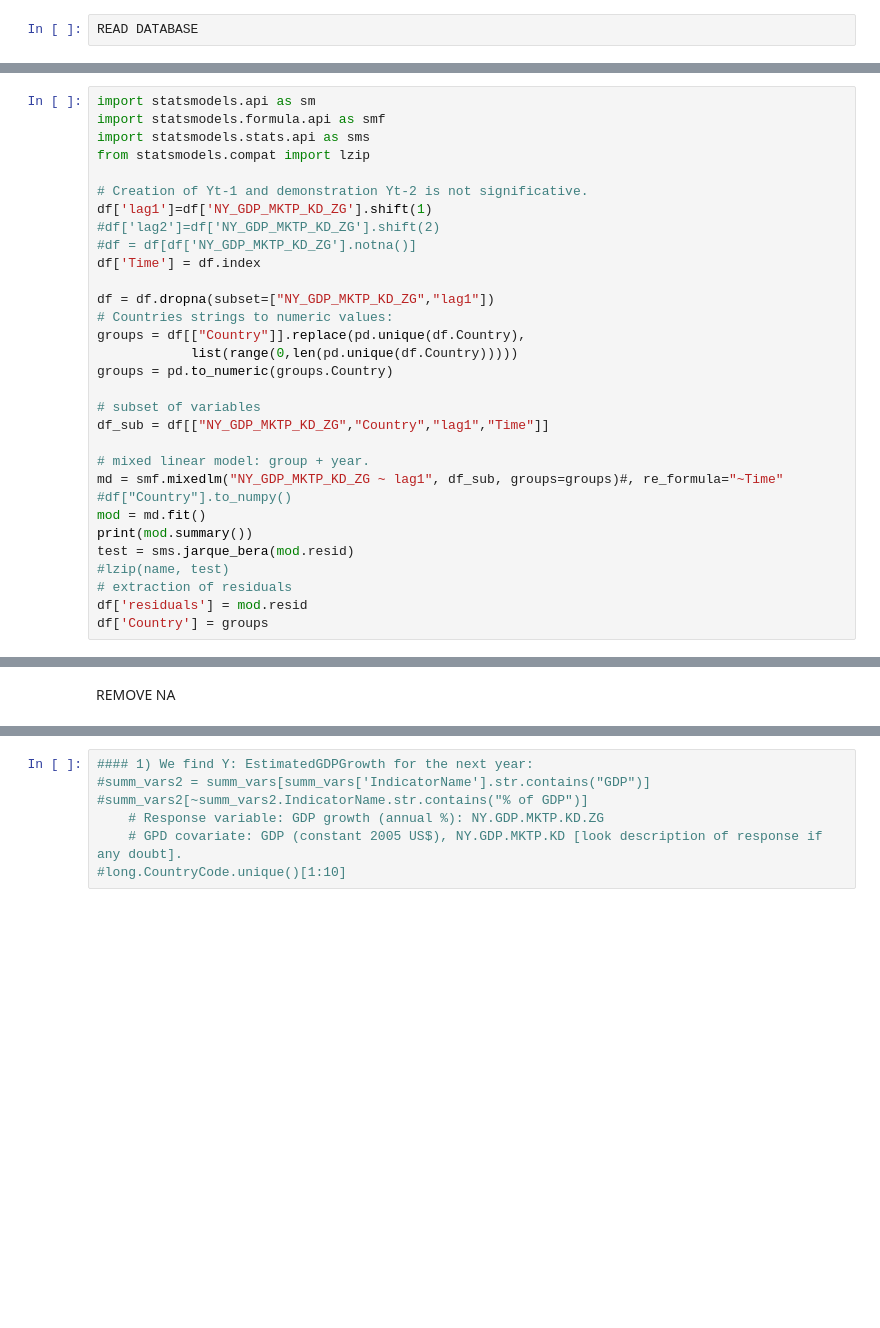
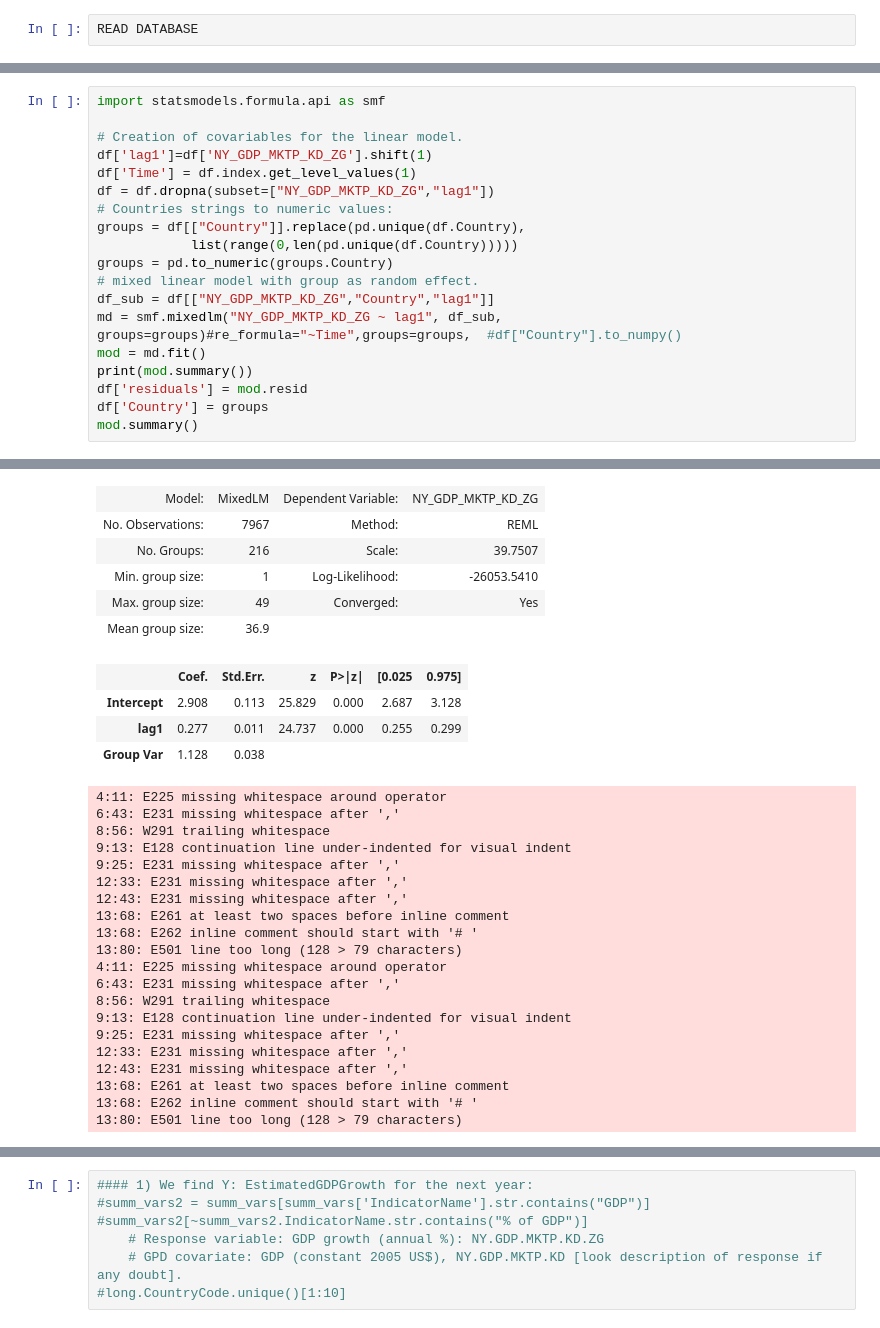
Before and after one commit to brantrigo/GDP-Growth, a Jupyter notebook: analysis/dbCreation_FeatureAnalysis.ipynb, the cells around one changed output, grey strips where cells are left out. Cells and saved outputs as stored; diff of their text form; blank space fills up the shorter version.

```diff
--- a/analysis/dbCreation_FeatureAnalysis.ipynb
+++ b/analysis/dbCreation_FeatureAnalysis.ipynb
@@ -101,31 +93,20 @@ LINEAR MIXED MODEL
 # %%
-import statsmodels.api as sm
 import statsmodels.formula.api as smf
-import statsmodels.stats.api as sms
-from statsmodels.compat import lzip
 
-# Creation of Yt-1 and demonstration Yt-2 is not significative.
+# Creation of covariables for the linear model.
 df['lag1']=df['NY_GDP_MKTP_KD_ZG'].shift(1)
-#df['lag2']=df['NY_GDP_MKTP_KD_ZG'].shift(2)
-#df = df[df['NY_GDP_MKTP_KD_ZG'].notna()]
-df['Time'] = df.index
-
+df['Time'] = df.index.get_level_values(1)
 df = df.dropna(subset=["NY_GDP_MKTP_KD_ZG","lag1"])
 # Countries strings to numeric values:
 groups = df[["Country"]].replace(pd.unique(df.Country),
             list(range(0,len(pd.unique(df.Country)))))
 groups = pd.to_numeric(groups.Country)
-
-# subset of variables
-df_sub = df[["NY_GDP_MKTP_KD_ZG","Country","lag1","Time"]]
-
-# mixed linear model: group + year.
-md = smf.mixedlm("NY_GDP_MKTP_KD_ZG ~ lag1", df_sub, groups=groups)#, re_formula="~Time" #df["Country"].to_numpy()
+# mixed linear model with group as random effect.
+df_sub = df[["NY_GDP_MKTP_KD_ZG","Country","lag1"]]
+md = smf.mixedlm("NY_GDP_MKTP_KD_ZG ~ lag1", df_sub, groups=groups)#re_formula="~Time",groups=groups,  #df["Country"].to_numpy()
 mod = md.fit()
 print(mod.summary())
-test = sms.jarque_bera(mod.resid)
-#lzip(name, test)
-# extraction of residuals
 df['residuals'] = mod.resid
 df['Country'] = groups
+mod.summary()
 # %% [output]
@@ -147,2 +123,30 @@ Group Var     1.103      0.036
+| Model: | MixedLM | Dependent Variable: | NY_GDP_MKTP_KD_ZG |
+| No. Observations: | 7967 | Method: | REML |
+| No. Groups: | 216 | Scale: | 39.7507 |
+| Min. group size: | 1 | Log-Likelihood: | -26053.5410 |
+| Max. group size: | 49 | Converged: | Yes |
+| Mean group size: | 36.9 |  |  |
+|  | Coef. | Std.Err. | z | P>|z| | [0.025 | 0.975] |
+| Intercept | 2.908 | 0.113 | 25.829 | 0.000 | 2.687 | 3.128 |
+| lag1 | 0.277 | 0.011 | 24.737 | 0.000 | 0.255 | 0.299 |
+| Group Var | 1.128 | 0.038 |  |  |  |  |
+4:11: E225 missing whitespace around operator
+6:43: E231 missing whitespace after ','
+8:56: W291 trailing whitespace
+9:13: E128 continuation line under-indented for visual indent
+9:25: E231 missing whitespace after ','
+12:33: E231 missing whitespace after ','
+12:43: E231 missing whitespace after ','
+13:68: E261 at least two spaces before inline comment
+13:68: E262 inline comment should start with '# '
+13:80: E501 line too long (128 > 79 characters)
+4:11: E225 missing whitespace around operator
+6:43: E231 missing whitespace after ','
+8:56: W291 trailing whitespace
+9:13: E128 continuation line under-indented for visual indent
+9:25: E231 missing whitespace after ','
+12:33: E231 missing whitespace after ','
+12:43: E231 missing whitespace after ','
+13:68: E261 at least two spaces before inline comment
+13:68: E262 inline comment should start with '# '
+13:80: E501 line too long (128 > 79 characters)
-# %% [markdown]
-REMOVE NA
```
Also changed, not shown: parts of 21 cells of this notebook, 2 other files.
